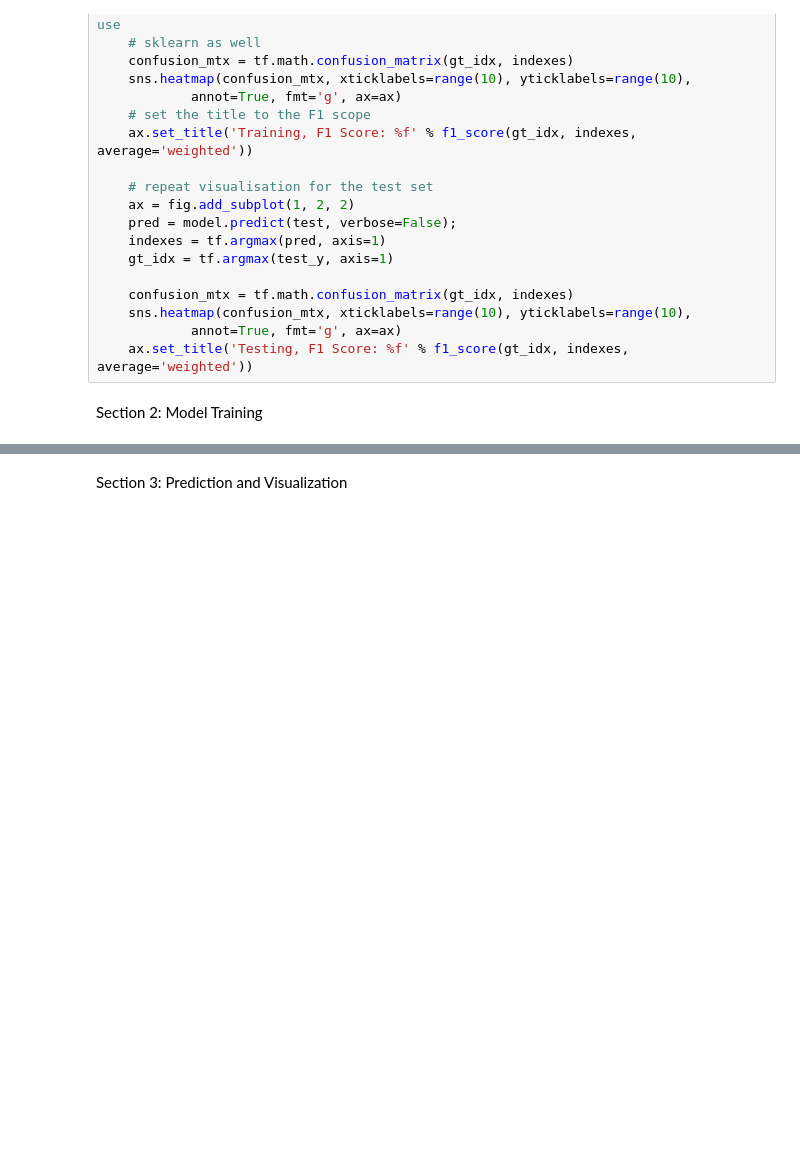
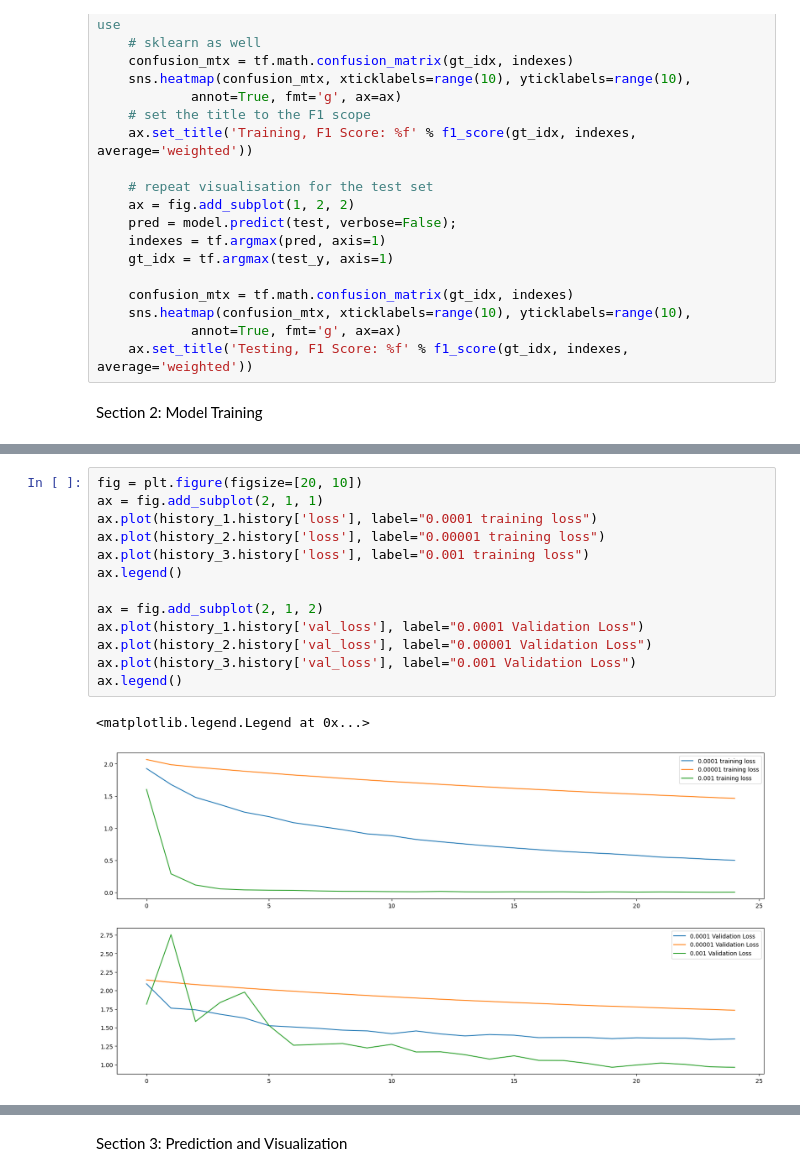
Before and after one commit to krismac12/CAB_320_assignement2, a Jupyter notebook: transfer_training.ipynb, the cells around one changed output, grey strips where cells are left out. Saved outputs shown, nothing was run; the diff lists cells and outputs as text; blank space fills up the shorter version.

```diff
--- a/transfer_training.ipynb
+++ b/transfer_training.ipynb
@@ -228,3 +245,19 @@ Epoch 25/25
+# %%
+fig = plt.figure(figsize=[20, 10])
+ax = fig.add_subplot(2, 1, 1)
+ax.plot(history_1.history['loss'], label="0.0001 training loss")
+ax.plot(history_2.history['loss'], label="0.00001 training loss")
+ax.plot(history_3.history['loss'], label="0.001 training loss")
+ax.legend()
+
+ax = fig.add_subplot(2, 1, 2)
+ax.plot(history_1.history['val_loss'], label="0.0001 Validation Loss")
+ax.plot(history_2.history['val_loss'], label="0.00001 Validation Loss")
+ax.plot(history_3.history['val_loss'], label="0.001 Validation Loss")
+ax.legend()
+# %% [output]
+<matplotlib.legend.Legend at 0x...>
+[figure, added]
 # %%
 fig = plt.figure(figsize=[20, 10])
 ax = fig.add_subplot(2, 1, 1)
```
Also changed, not shown: parts of 11 cells of this notebook.
